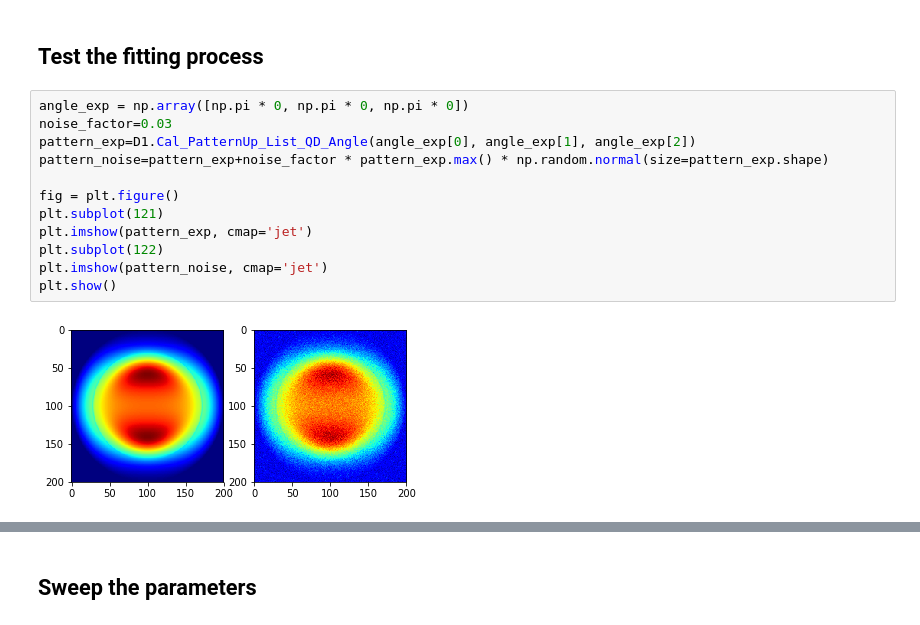
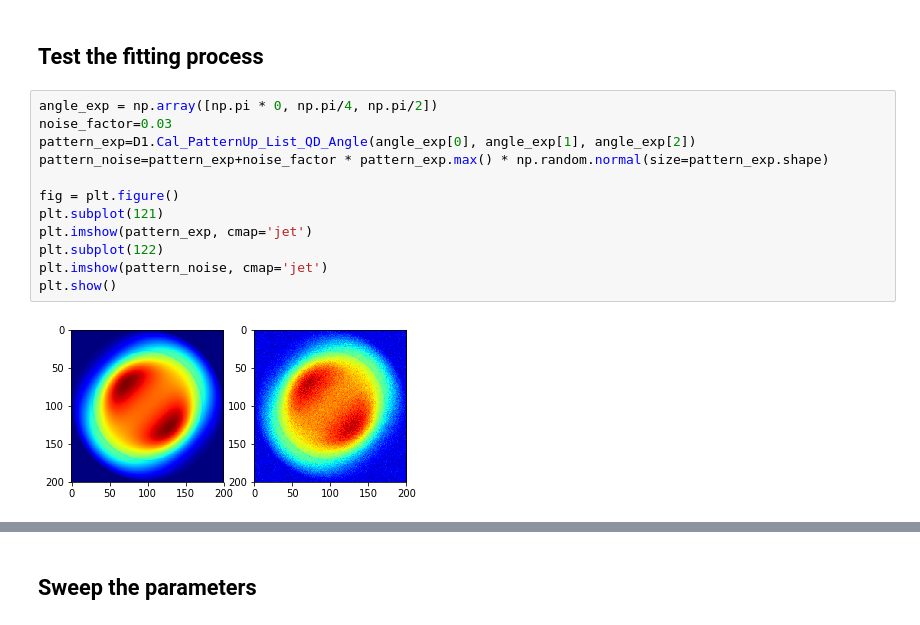
Before and after one commit to knifelees3/DipoleEmissionInSymmetricStructure, a Jupyter notebook: 02-Dipole-In-Multilayer/PythonProgram/AccuracyTestofLeastSquareFitting.ipynb, the cells around one changed output, grey strips where cells are left out. Saved outputs shown, nothing was run; the diff lists cells and outputs as text.

```diff
--- a/02-Dipole-In-Multilayer/PythonProgram/AccuracyTestofLeastSquareFitting.ipynb
+++ b/02-Dipole-In-Multilayer/PythonProgram/AccuracyTestofLeastSquareFitting.ipynb
@@ -73,19 +73,19 @@ plt.show()
 # %% [markdown]
 ## Test the fitting process
 # %%
-angle_exp = np.array([np.pi * 0, np.pi * 0, np.pi * 0])
+angle_exp = np.array([np.pi * 0, np.pi/4, np.pi/2])
 noise_factor=0.03
 pattern_exp=D1.Cal_PatternUp_List_QD_Angle(angle_exp[0], angle_exp[1], angle_exp[2])
 pattern_noise=pattern_exp+noise_factor * pattern_exp.max() * np.random.normal(size=pattern_exp.shape)
 
 fig = plt.figure()
 plt.subplot(121)
 plt.imshow(pattern_exp, cmap='jet')
 plt.subplot(122)
 plt.imshow(pattern_noise, cmap='jet')
 plt.show()
 # %% [output]
-[figure, old version]
+[figure, new version]
 # %%
 kx_grid_1d, ky_grid_1d = np.ravel(kx_grid), np.ravel(ky_grid)
 kxy = np.transpose(np.vstack((kx_grid_1d, ky_grid_1d)))
```
Also changed, not shown: parts of 4 cells of this notebook, 1 other file.
